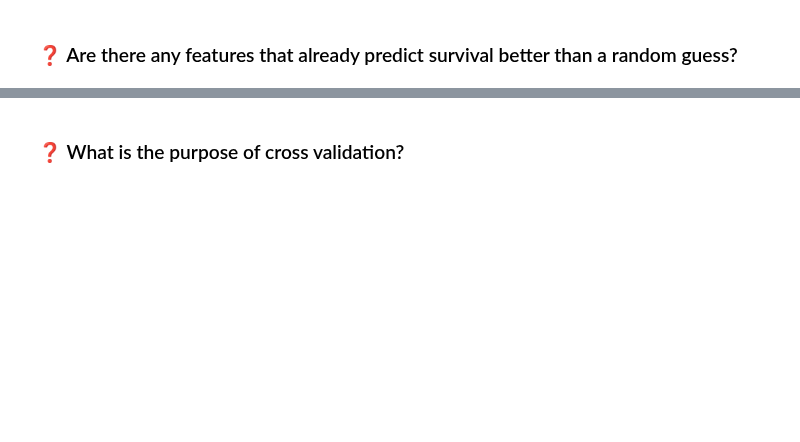
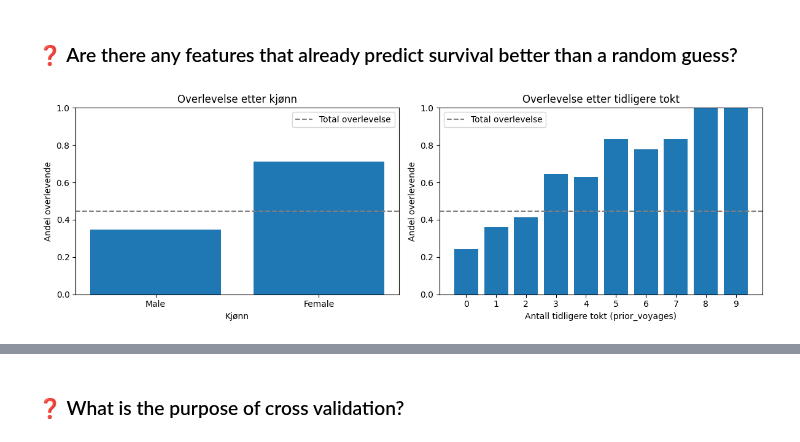
Before and after one commit to torreslutnaes/Intro-ML, a Jupyter notebook: Prosjekter/Assignment2/Problem2.ipynb, the cells around one changed output, grey strips where cells are left out. Cells and saved outputs as stored; diff of their text form; code cells hidden in the pictures; blank space fills up the shorter version.

Commit message:
Problem 2: analyse, preprocessing, plotta treet. Mangler boosting av modellen, og Bayes-teori

```diff
--- a/Prosjekter/Assignment2/Problem2.ipynb
+++ b/Prosjekter/Assignment2/Problem2.ipynb
@@ -413,5 +474,43 @@ print(f"Male survival rate: {rate_male:.1%}")
 # %% [markdown]
 ### ❓ Are there any features that already predict survival better than a random guess?
+# %%
+# We see that both sex and prior_voyages effect the survival rate. Women are more likely to survive, and people who have been to
+# several voyages, are also more likely to survive.
+# Vi kan studere dataene nærmere med plott:
+
+# Plotting av overlevelse mot kjønn og tidligere tokt
+total_overlevelse = train_df["survived"].mean()  # det en tilfeldig gjetning må slå
+
+fig, axes = plt.subplots(1, 2, figsize=(12, 4))
+
+# Kjønn mot overlevelse
+axes[0].bar(andel_overlevd_per_kjønn.index, andel_overlevd_per_kjønn.values)
+axes[0].axhline(total_overlevelse, color="gray", linestyle="--", label="Total overlevelse")
+axes[0].set_ylim(0, 1)
+axes[0].set_xlabel("Kjønn")
+axes[0].set_ylabel("Andel overlevende")
+axes[0].set_title("Overlevelse etter kjønn")
+axes[0].legend()
+
+# Tidligere tokt mot overlevelse (sortert 0, 1, 2, ...)
+andel_tokt_sortert = andel_overlevd_per_tokt.sort_index()
+axes[1].bar(andel_tokt_sortert.index, andel_tokt_sortert.values)
+axes[1].axhline(total_overlevelse, color="gray", linestyle="--", label="Total overlevelse")
+axes[1].set_ylim(0, 1)
+axes[1].set_xticks(andel_tokt_sortert.index)
+axes[1].set_xlabel("Antall tidligere tokt (prior_voyages)")
+axes[1].set_ylabel("Andel overlevende")
+axes[1].set_title("Overlevelse etter tidligere tokt")
+axes[1].legend()
+
+plt.tight_layout()
+plt.show()
+
+# Her brukte jeg Claude til å generere kode for plotting. Her ser vi at 3 eller flere tidligere tokt gjør at man har høyere sannsynlighet
+# for å overleve en tilfeldig gjetning. Dersom man er mann har man dårligere sjanse for å overleve en tilfeldig gjetning, men dersom man er
+# kvinne, har man høyere overlevelsessannsynlighet.Vi ser at targetverdiene er balanserte.
+# %% [output]
+[figure, added]
 # %%
 from sklearn.metrics import accuracy_score
 from sklearn.model_selection import train_test_split, cross_val_score
```
Also changed, not shown: parts of 11 cells of this notebook.
